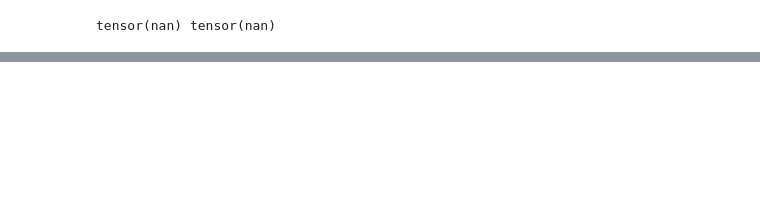
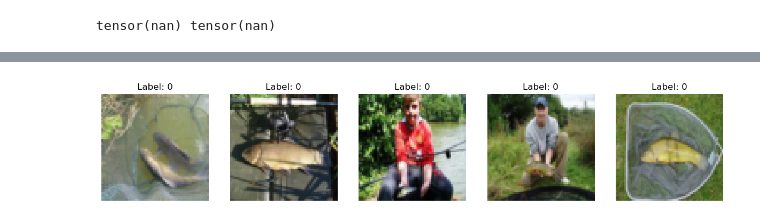
Before and after one commit to AmitosForever/Deep-Learning-Course, a Jupyter notebook: HW2/ece046211_hw2_mlp_cnn_students.ipynb, the cells around one changed output, grey strips where cells are left out. Drawn from its saved outputs; the diff is of its cells as text; code cells hidden in the pictures; blank space fills up the shorter version.

```diff
--- a/HW2/ece046211_hw2_mlp_cnn_students.ipynb
+++ b/HW2/ece046211_hw2_mlp_cnn_students.ipynb
@@ -258,0 +339,14 @@ Your Code Here - Use as many blocks as you need
+# %%
+import torch
+
+n_layers = 100
+n_dim = 512
+x = torch.randn(n_dim)
+
+for i in range(n_layers):
+    a = torch.randn(n_dim, n_dim)
+    x = a @ x
+    x = torch.tanh(x)
+
+print("Mean after tanh:", x.mean().item())
+print("Std after tanh:", x.std().item())
@@ -384,0 +533,27 @@ Your Code Here - add as many blocks as you wish
+# %%
+import torch
+from torchvision import datasets, transforms
+import matplotlib.pyplot as plt
+
+transform_train = transforms.Compose([
+    transforms.Resize((64, 64)),
+    transforms.ToTensor(),
+])
+
+train_data = datasets.Imagenette(
+    root='./datasets',
+    split='train',
+    size='160px',
+    download=False,
+    transform=transform_train
+)
+
+fig, axes = plt.subplots(1, 5, figsize=(15, 5))
+for i in range(5):
+    img, label = train_data[i]
+    axes[i].imshow(img.permute(1, 2, 0))
+    axes[i].set_title(f"Label: {label}")
+    axes[i].axis('off')
+plt.show()
+# %% [output]
+[figure, added]
```
Also changed, not shown: parts of 19 cells of this notebook.
